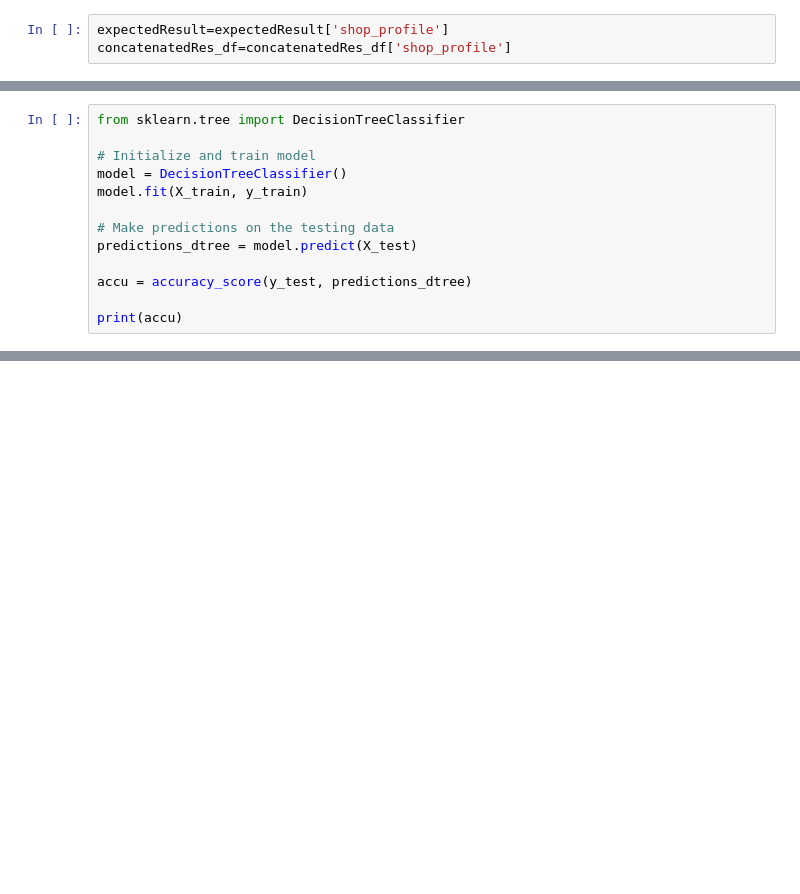
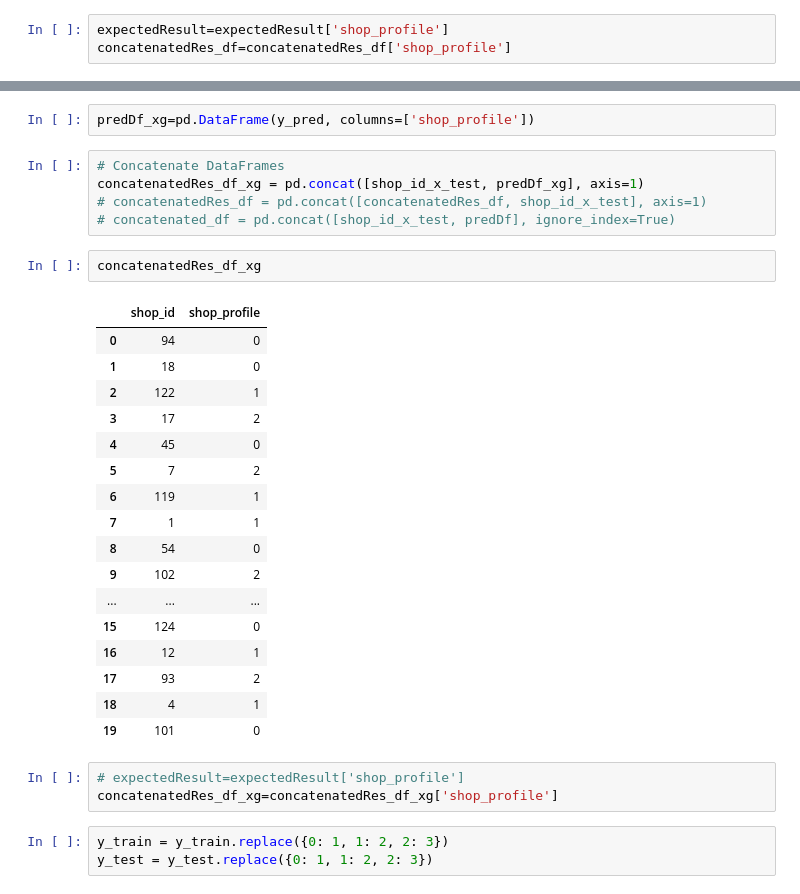
Before and after one commit to codened/DataStorm-4.0, a Jupyter notebook: stormingRoundDay_2/DataStorm_4_0_new - Copy.ipynb, the cells around one changed output, grey strips where cells are left out. Drawn from its saved outputs; the diff is of its cells as text; blank space fills up the shorter version.

```diff
--- a/stormingRoundDay_2/DataStorm_4_0_new - Copy.ipynb
+++ b/stormingRoundDay_2/DataStorm_4_0_new - Copy.ipynb
@@ -451,13 +450,0 @@ Average F1 score: 0.49
-# %%
-from sklearn.tree import DecisionTreeClassifier
-
-# Initialize and train model
-model = DecisionTreeClassifier()
-model.fit(X_train, y_train)
-
-# Make predictions on the testing data
-predictions_dtree = model.predict(X_test)
-
-accu = accuracy_score(y_test, predictions_dtree)
-
-print(accu)
@@ -478,0 +484,33 @@ print("Accuracy: %.2f%%" % (accuracy * 100.0))
+# %%
+predDf_xg=pd.DataFrame(y_pred, columns=['shop_profile'])
+# %%
+# Concatenate DataFrames
+concatenatedRes_df_xg = pd.concat([shop_id_x_test, predDf_xg], axis=1)
+# concatenatedRes_df = pd.concat([concatenatedRes_df, shop_id_x_test], axis=1)
+# concatenated_df = pd.concat([shop_id_x_test, predDf], ignore_index=True)
+# %%
+concatenatedRes_df_xg
+# %% [output]
+|  | shop_id | shop_profile |
+| 0 | 94 | 0 |
+| 1 | 18 | 0 |
+| 2 | 122 | 1 |
+| 3 | 17 | 2 |
+| 4 | 45 | 0 |
+| 5 | 7 | 2 |
+| 6 | 119 | 1 |
+| 7 | 1 | 1 |
+| 8 | 54 | 0 |
+| 9 | 102 | 2 |
+| ... | ... | ... |
+| 15 | 124 | 0 |
+| 16 | 12 | 1 |
+| 17 | 93 | 2 |
+| 18 | 4 | 1 |
+| 19 | 101 | 0 |
+# %%
+# expectedResult=expectedResult['shop_profile']
+concatenatedRes_df_xg=concatenatedRes_df_xg['shop_profile']
+# %%
+y_train = y_train.replace({0: 1, 1: 2, 2: 3})
+y_test = y_test.replace({0: 1, 1: 2, 2: 3})
```
Also changed, not shown: parts of 10 cells of this notebook.
